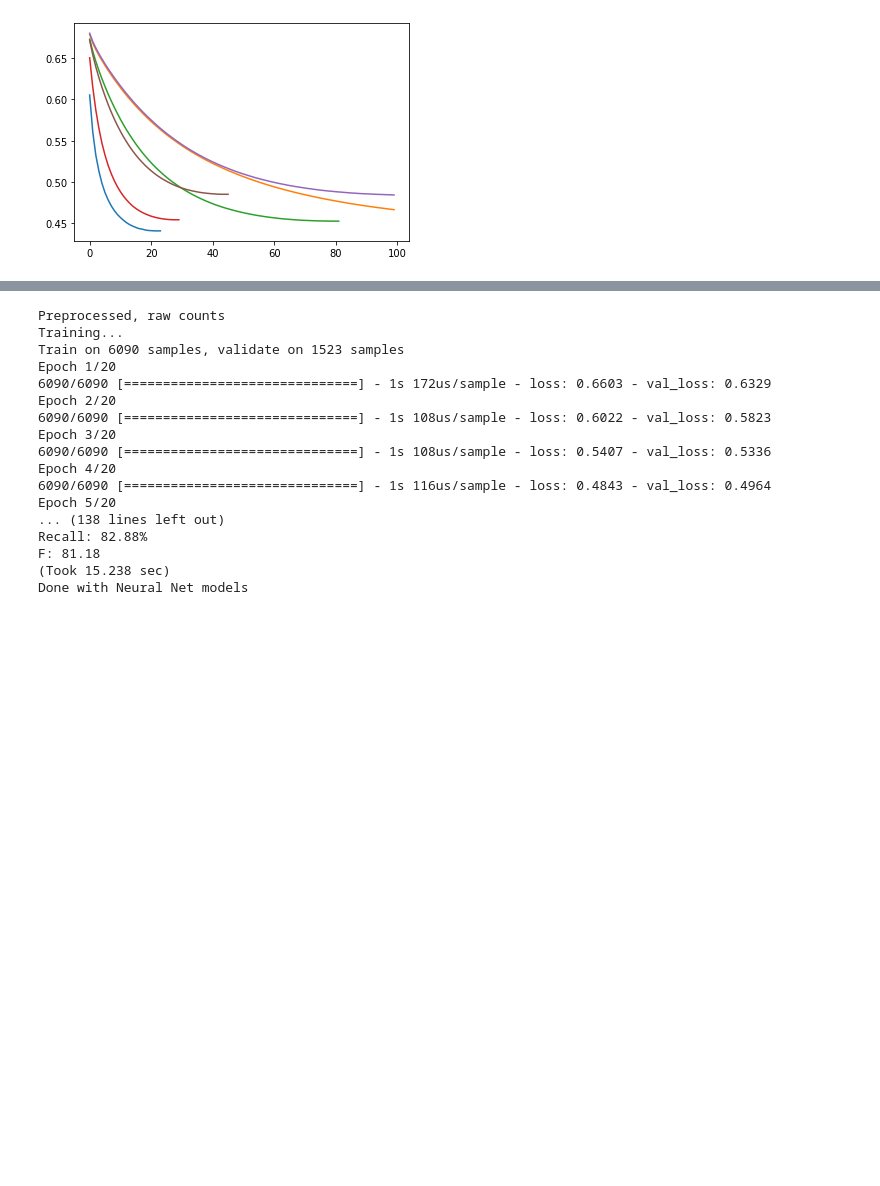
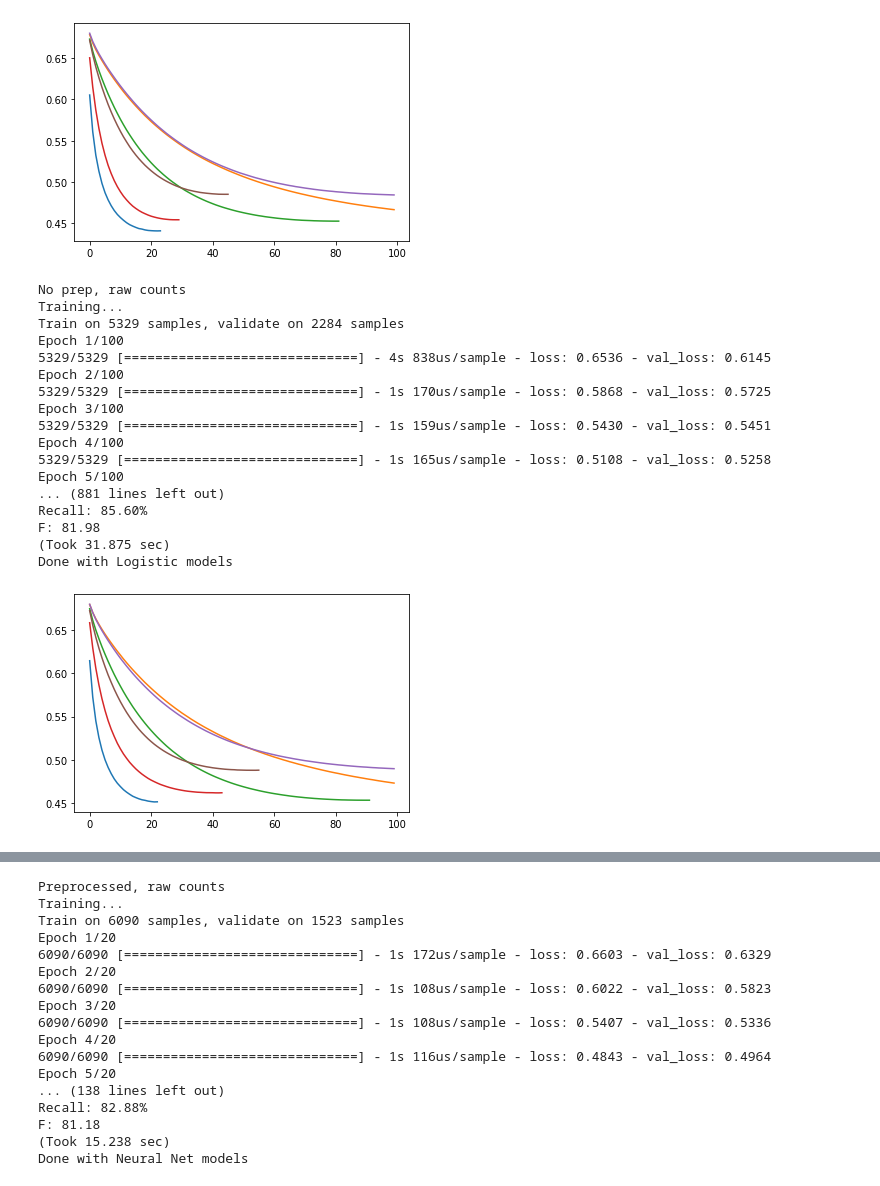
Before and after one commit to SeanScripts/nlp-getting-started, a Jupyter notebook: NLP_Getting_Started.ipynb, the cells around one changed output, grey strips where cells are left out. Saved outputs shown, nothing was run; the diff lists cells and outputs as text; code cells hidden in the pictures; blank space fills up the shorter version.

```diff
--- a/NLP_Getting_Started.ipynb
+++ b/NLP_Getting_Started.ipynb
@@ -245,7 +245,7 @@ def vectorize_data(data, prepro=True):
         # Remove words that only occur once
         toDrop = []
         for i in range(len(df.columns)):
-            if np.sum(df[df.columns[i]]) == 1:
+            if np.sum(df[df.columns[i]] > 0) < 2: # Threshold for minimum number of documents with this word
                 toDrop.append(df.columns[i])
         df = df.drop(columns=toDrop)
 
@@ -433,7 +515,7 @@ Done with Random Forest models
 # %%
 # Okay, well, it does work slightly better on the data without preprocessing...
 # %%
-def run_logistic(dataset, split, epochs, batch_size=32):
+def run_logistic(dataset, split, epochs, batch_size=32, reg='', patience=1):
     t0 = time.time()
     np.random.seed(1)
     train, test = train_test_split(dataset, test_size=split)
@@ -443,9 +525,12 @@ def run_logistic(dataset, split, epochs, batch_size=32):
     test_y = np.array(test['_target'])
     print('Training...')
     nn = Sequential()
-    nn.add(Dense(1, activation='sigmoid', input_shape=(train_x.shape[1],)))
+    if reg == '':
+        nn.add(Dense(1, activation='sigmoid', input_shape=(train_x.shape[1],)))
+    else:
+        nn.add(Dense(1, activation='sigmoid', kernel_regularizer='l1', input_shape=(train_x.shape[1],)))
     nn.compile(optimizer='adam', loss='binary_crossentropy', metrics=[])
-    es = EarlyStopping(monitor='val_loss', patience=1)
+    es = EarlyStopping(monitor='val_loss', patience=patience)
     h = nn.fit(train_x, train_y, batch_size = batch_size, epochs=epochs, validation_data=(test_x, test_y), callbacks=[es])
     plt.plot(h.history['val_loss'])
     print('Predicting...')
@@ -504,3 +589,45 @@ F: 81.80
 (Took 35.979 sec)
 Done with Logistic models
 [figure]
+# %%
+# Document frequency threshold of 5
+# No preprocessing
+# Raw counts
+print('No prep, raw counts')
+run_logistic(dftrain_minimal_noprep, 0.3, 100)
+# Normalized
+print('No prep, normalized')
+run_logistic(dftrain_min_norm_noprep, 0.3, 100)
+# TF-IDF
+print('No prep, TF-IDF')
+run_logistic(dftrain_min_tfidf_noprep, 0.3, 100)
+# With preprocessing
+# Raw counts
+print('Preprocessed, raw counts')
+run_logistic(dftrain_minimal, 0.3, 100)
+# Normalized
+print('Preprocessed, normalized')
+run_logistic(dftrain_min_norm, 0.3, 100)
+# TF-IDF
+print('Preprocessed, TF-IDF')
+run_logistic(dftrain_min_tfidf, 0.3, 100)
+print('Done with Logistic models')
+# %% [output]
+No prep, raw counts
+Training...
+Train on 5329 samples, validate on 2284 samples
+Epoch 1/100
+5329/5329 [==============================] - 4s 838us/sample - loss: 0.6536 - val_loss: 0.6145
+Epoch 2/100
+5329/5329 [==============================] - 1s 170us/sample - loss: 0.5868 - val_loss: 0.5725
+Epoch 3/100
+5329/5329 [==============================] - 1s 159us/sample - loss: 0.5430 - val_loss: 0.5451
+Epoch 4/100
+5329/5329 [==============================] - 1s 165us/sample - loss: 0.5108 - val_loss: 0.5258
+Epoch 5/100
+... (881 lines left out)
+Recall: 85.60%
+F: 81.98
+(Took 31.875 sec)
+Done with Logistic models
+[figure, added]
```
Also changed, not shown: parts of 23 cells of this notebook, 5 other files.
